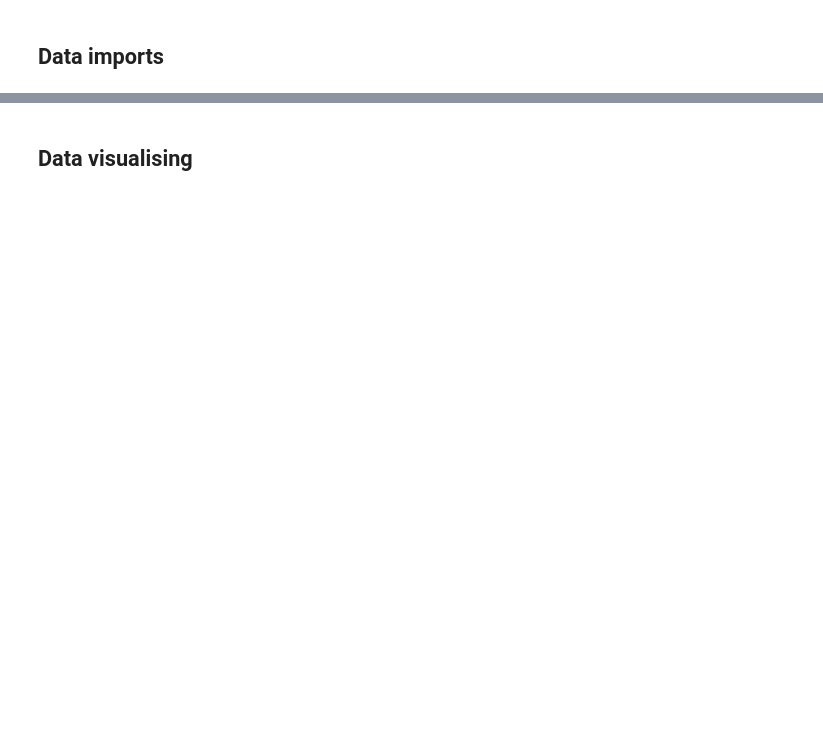
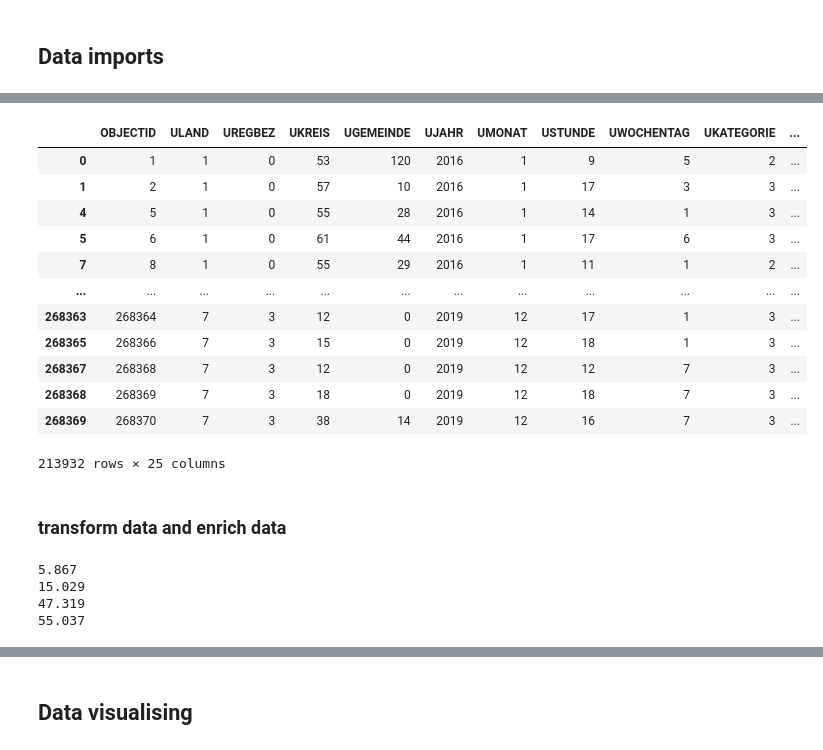
Before and after one commit to NicSch1992/TechLabsHH, a Jupyter notebook: blueprint.ipynb, the cells around one changed output, grey strips where cells are left out. Cells and saved outputs as stored; diff of their text form; code cells hidden in the pictures; blank space fills up the shorter version.

```diff
--- a/blueprint.ipynb
+++ b/blueprint.ipynb
@@ -82,4 +141,34 @@ df_concat.loc[df_concat["STRZUSTAND"]>0]
+# %%
+# filter with loc
+# condition in []
+df_raw.loc[df_raw["STRZUSTAND"]>0]
+# %% [output]
+|  | OBJECTID | ULAND | UREGBEZ | UKREIS | UGEMEINDE | UJAHR | UMONAT | USTUNDE | UWOCHENTAG | UKATEGORIE | ... |
+| 0 | 1 | 1 | 0 | 53 | 120 | 2016 | 1 | 9 | 5 | 2 | ... |
+| 1 | 2 | 1 | 0 | 57 | 10 | 2016 | 1 | 17 | 3 | 3 | ... |
+| 4 | 5 | 1 | 0 | 55 | 28 | 2016 | 1 | 14 | 1 | 3 | ... |
+| 5 | 6 | 1 | 0 | 61 | 44 | 2016 | 1 | 17 | 6 | 3 | ... |
+| 7 | 8 | 1 | 0 | 55 | 29 | 2016 | 1 | 11 | 1 | 2 | ... |
+| ... | ... | ... | ... | ... | ... | ... | ... | ... | ... | ... | ... |
+| 268363 | 268364 | 7 | 3 | 12 | 0 | 2019 | 12 | 17 | 1 | 3 | ... |
+| 268365 | 268366 | 7 | 3 | 15 | 0 | 2019 | 12 | 18 | 1 | 3 | ... |
+| 268367 | 268368 | 7 | 3 | 12 | 0 | 2019 | 12 | 12 | 7 | 3 | ... |
+| 268368 | 268369 | 7 | 3 | 18 | 0 | 2019 | 12 | 18 | 7 | 3 | ... |
+| 268369 | 268370 | 7 | 3 | 38 | 14 | 2019 | 12 | 16 | 7 | 3 | ... |
+213932 rows × 25 columns
+# %% [markdown]
+### transform data and enrich data
 # %%
 # Zuweisung zu neuer Spalte mit Namen `x_coord_short`
-df_raw['x_coord_short']=round(df_raw['XGCSWGS84'],3)
-df_raw['y_coord_short']=round(df_raw['YGCSWGS84'],3)
+df_raw['lat_short']=round(df_raw['XGCSWGS84'].astype(float),3)
+df_raw['long_short']=round(df_raw['YGCSWGS84'].astype(float),3)
+print(df_raw['lat_short'].min())
+print(df_raw['lat_short'].max())
+print(df_raw['long_short'].min())
+print(df_raw['long_short'].max())
+#--> stimmen die Grenzen? Gibt es Ausreißer?
+# %% [output]
+5.867
+15.029
+47.319
+55.037
```
Also changed, not shown: parts of 26 cells of this notebook.
